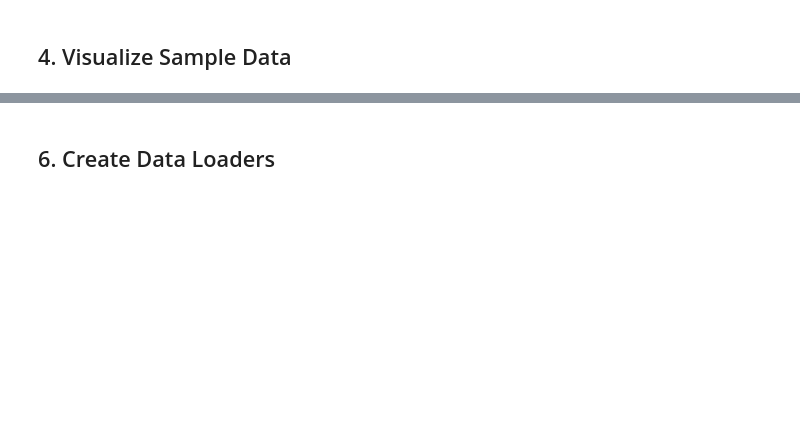
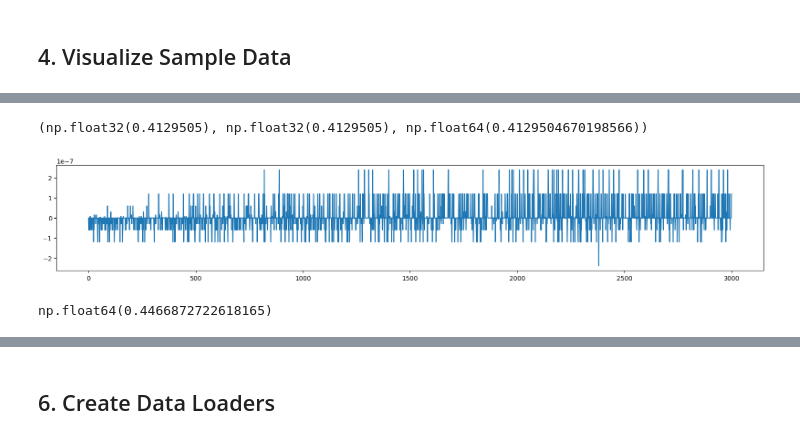
Before and after one commit to aHadoouken/timeseries_forecasting, a Jupyter notebook: example_usage.ipynb, the cells around one changed output, grey strips where cells are left out. Saved outputs shown, nothing was run; the diff lists cells and outputs as text; code cells hidden in the pictures; blank space fills up the shorter version.

```diff
--- a/example_usage.ipynb
+++ b/example_usage.ipynb
@@ -225,0 +203,41 @@ Bifurcation Analysis:
+# %%
+features = sample['features'].numpy()[:, :1]
+targets = sample['targets'].numpy()[:, :1]
+
+features_norm = sample['features_norm'].numpy()[:, :1]
+targets_norm = sample['targets_norm'].numpy()[:, :1]
+
+scaler = StandardScaler().fit(features)
+features = scaler.transform(features)
+targets = scaler.transform(targets)
+
+
+envelope = maximum_filter1d(np.concatenate([features, targets], axis=0).reshape(-1), size=400)
+envelope2 = maximum_filter1d(np.concatenate([features_norm, targets_norm], axis=0).reshape(-1), size=400)
+diff = (np.max(envelope) - np.min(envelope)) / (np.max(envelope))
+diff2 = (np.max(envelope2) - np.min(envelope2)) / (np.max(envelope2))
+plt.figure(figsize=(20, 3))
+# plt.plot(envelope)
+# plt.plot(np.concatenate([features, targets]))
+# plt.plot(np.concatenate([features_norm, targets_norm]))
+plt.plot(np.concatenate([features, targets], axis=0).reshape(-1) - np.concatenate([features_norm, targets_norm], axis=0).reshape(-1))
+diff, diff2, sample['diff']
+# %% [output]
+(np.float32(0.4129505), np.float32(0.4129505), np.float64(0.4129504670198566))
+[figure, added]
+# %%
+diffs = []
+for sample in tqdm(train_dataset):
+    # features = sample['features'].numpy()
+    # targets = sample['targets'].numpy()
+
+    # scaler = StandardScaler().fit(features)
+    # features = scaler.transform(features)[:, 0]
+    # targets = scaler.transform(targets)[:, 0]
+    # envelope = maximum_filter1d(np.concatenate([features, targets], axis=0), size=400)
+    # diff = (np.max(envelope) - np.min(envelope)) / (np.max(envelope))
+    diff = sample['diff']
+    diffs.append(diff)
+np.mean(diffs)
+# %% [output]
+np.float64(0.4466872722618165)
```
Also changed, not shown: parts of 62 cells of this notebook, 12 other files.
